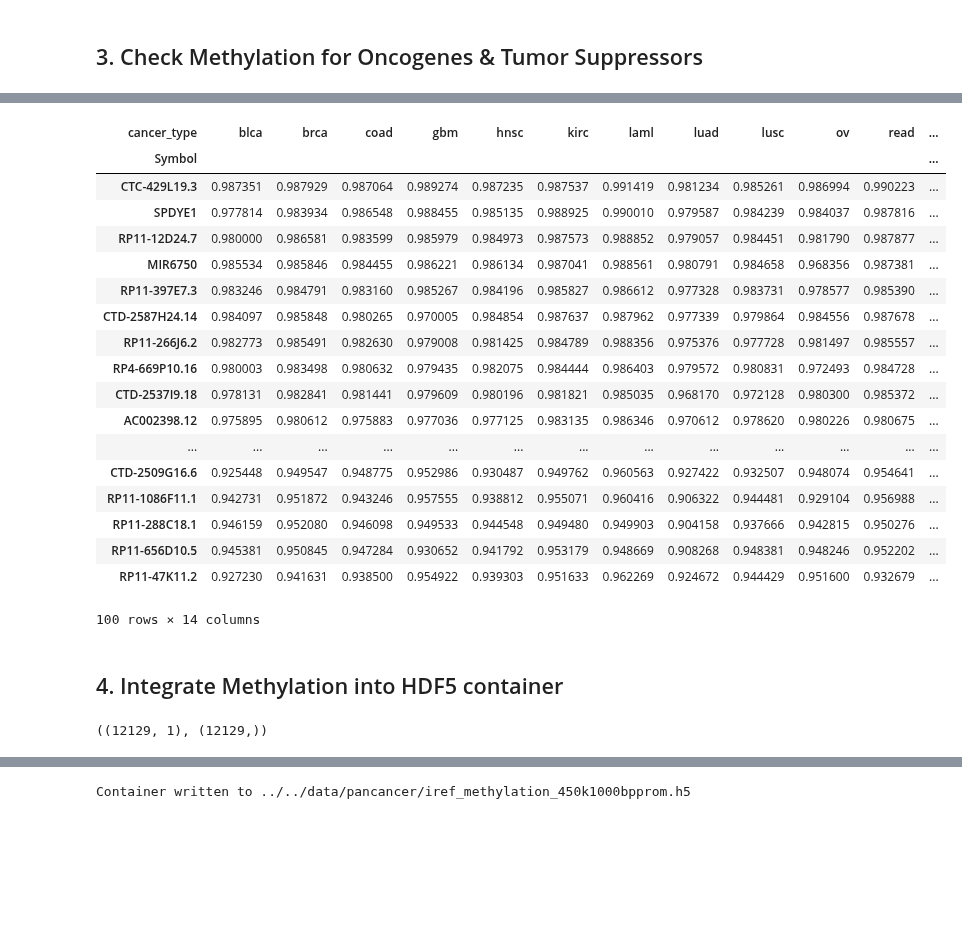
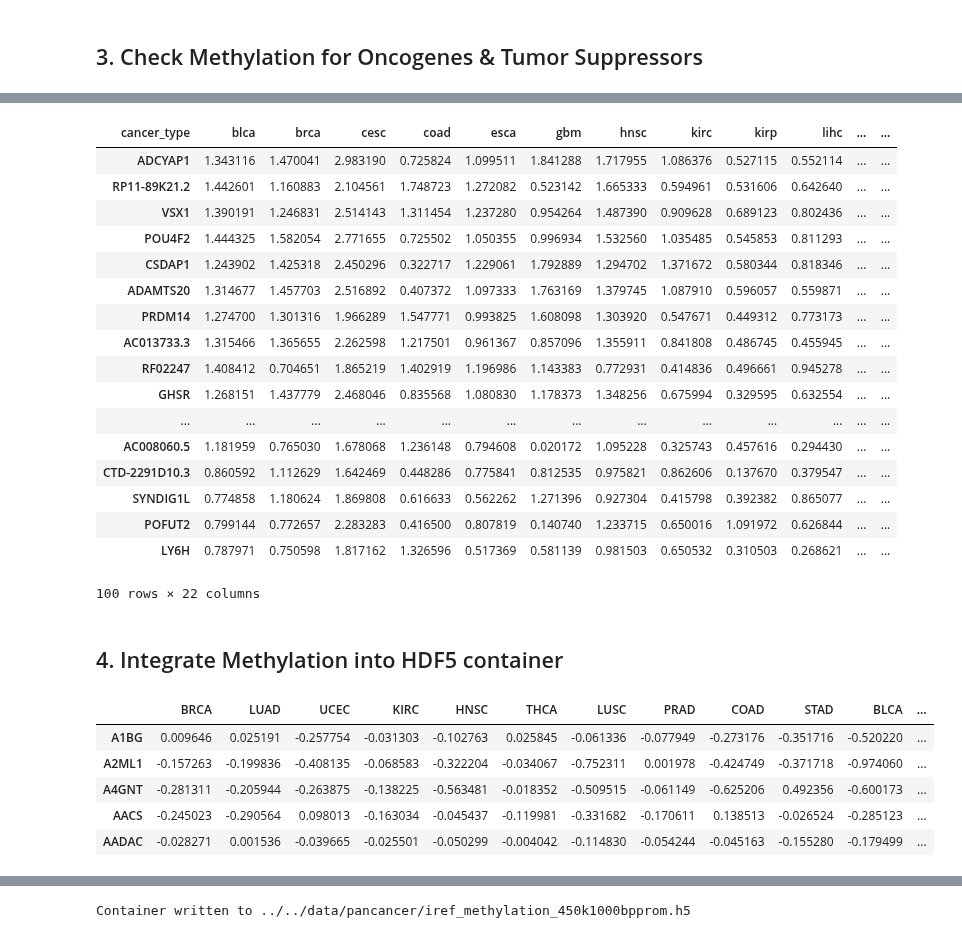
Before and after one commit to schulter/EMOGI, a Jupyter notebook: pancancer/methylation/build_methylation_container.ipynb, the cells around one changed output, grey strips where cells are left out. Drawn from its saved outputs; the diff is of its cells as text; code cells hidden in the pictures; blank space fills up the shorter version.

```diff
--- a/pancancer/methylation/build_methylation_container.ipynb
+++ b/pancancer/methylation/build_methylation_container.ipynb
@@ -17 +20,3 @@ from sklearn.decomposition import PCA
+# %%
+USE_BATCH_CORRECTED = True
 # %% [markdown]
@@ -52,0 +81,3 @@ meth_all_tumor_samples = meth_all_samples[tumor_sample_cols]
+# %%
+meth_all_samples = all_foldchanges[0].join(all_foldchanges[1:]).dropna(axis=0)
+meth_all_samples.head()
@@ -174,0 +114,8 @@ else:
+# %%
+# first, transpose and add column with cancer type
+meth_t = meth_all_samples.T
+meth_t['cancer_type'] = [i[1] for i in meth_t.index.str.split('|')]
+
+# compute mean across all cancer types
+meth_mean = meth_t.fillna(0).groupby('cancer_type').mean().T
+meth_mean.head()
@@ -263,27 +219,26 @@ The 'normed' kwarg was deprecated in Matplotlib 2.1 and will be removed in 3.1.
 # %%
-s = meth_prom_only_mean.brca.idxmax()
-meth_prom_only_mean['mean_meth'] = meth_prom_only_mean.drop('type', axis=1).mean(axis=1)
-meth_prom_only_mean.sort_values(by='mean_meth', ascending=False).head(100)
+s = meth_mean.brca.idxmax()
+meth_mean['mean_meth'] = meth_mean.drop('type', axis=1).mean(axis=1)
+meth_mean.sort_values(by='mean_meth', ascending=False).head(100)
 # %% [output]
-| cancer_type | blca | brca | coad | gbm | hnsc | kirc | laml | luad | lusc | ov | read | ... |
-| Symbol |  |  |  |  |  |  |  |  |  |  |  | ... |
-| CTC-429L19.3 | 0.987351 | 0.987929 | 0.987064 | 0.989274 | 0.987235 | 0.987537 | 0.991419 | 0.981234 | 0.985261 | 0.986994 | 0.990223 | ... |
-| SPDYE1 | 0.977814 | 0.983934 | 0.986548 | 0.988455 | 0.985135 | 0.988925 | 0.990010 | 0.979587 | 0.984239 | 0.984037 | 0.987816 | ... |
-| RP11-12D24.7 | 0.980000 | 0.986581 | 0.983599 | 0.985979 | 0.984973 | 0.987573 | 0.988852 | 0.979057 | 0.984451 | 0.981790 | 0.987877 | ... |
-| MIR6750 | 0.985534 | 0.985846 | 0.984455 | 0.986221 | 0.986134 | 0.987041 | 0.988561 | 0.980791 | 0.984658 | 0.968356 | 0.987381 | ... |
-| RP11-397E7.3 | 0.983246 | 0.984791 | 0.983160 | 0.985267 | 0.984196 | 0.985827 | 0.986612 | 0.977328 | 0.983731 | 0.978577 | 0.985390 | ... |
-| CTD-2587H24.14 | 0.984097 | 0.985848 | 0.980265 | 0.970005 | 0.984854 | 0.987637 | 0.987962 | 0.977339 | 0.979864 | 0.984556 | 0.987678 | ... |
-| RP11-266J6.2 | 0.982773 | 0.985491 | 0.982630 | 0.979008 | 0.981425 | 0.984789 | 0.988356 | 0.975376 | 0.977728 | 0.981497 | 0.985557 | ... |
-| RP4-669P10.16 | 0.980003 | 0.983498 | 0.980632 | 0.979435 | 0.982075 | 0.984444 | 0.986403 | 0.979572 | 0.980831 | 0.972493 | 0.984728 | ... |
-| CTD-2537I9.18 | 0.978131 | 0.982841 | 0.981441 | 0.979609 | 0.980196 | 0.981821 | 0.985035 | 0.968170 | 0.972128 | 0.980300 | 0.985372 | ... |
-| AC002398.12 | 0.975895 | 0.980612 | 0.975883 | 0.977036 | 0.977125 | 0.983135 | 0.986346 | 0.970612 | 0.978620 | 0.980226 | 0.980675 | ... |
+| cancer_type | blca | brca | cesc | coad | esca | gbm | hnsc | kirc | kirp | lihc | ... | ... |
+| ADCYAP1 | 1.343116 | 1.470041 | 2.983190 | 0.725824 | 1.099511 | 1.841288 | 1.717955 | 1.086376 | 0.527115 | 0.552114 | ... | ... |
+| RP11-89K21.2 | 1.442601 | 1.160883 | 2.104561 | 1.748723 | 1.272082 | 0.523142 | 1.665333 | 0.594961 | 0.531606 | 0.642640 | ... | ... |
+| VSX1 | 1.390191 | 1.246831 | 2.514143 | 1.311454 | 1.237280 | 0.954264 | 1.487390 | 0.909628 | 0.689123 | 0.802436 | ... | ... |
+| POU4F2 | 1.444325 | 1.582054 | 2.771655 | 0.725502 | 1.050355 | 0.996934 | 1.532560 | 1.035485 | 0.545853 | 0.811293 | ... | ... |
+| CSDAP1 | 1.243902 | 1.425318 | 2.450296 | 0.322717 | 1.229061 | 1.792889 | 1.294702 | 1.371672 | 0.580344 | 0.818346 | ... | ... |
+| ADAMTS20 | 1.314677 | 1.457703 | 2.516892 | 0.407372 | 1.097333 | 1.763169 | 1.379745 | 1.087910 | 0.596057 | 0.559871 | ... | ... |
+| PRDM14 | 1.274700 | 1.301316 | 1.966289 | 1.547771 | 0.993825 | 1.608098 | 1.303920 | 0.547671 | 0.449312 | 0.773173 | ... | ... |
+| AC013733.3 | 1.315466 | 1.365655 | 2.262598 | 1.217501 | 0.961367 | 0.857096 | 1.355911 | 0.841808 | 0.486745 | 0.455945 | ... | ... |
+| RF02247 | 1.408412 | 0.704651 | 1.865219 | 1.402919 | 1.196986 | 1.143383 | 0.772931 | 0.414836 | 0.496661 | 0.945278 | ... | ... |
+| GHSR | 1.268151 | 1.437779 | 2.468046 | 0.835568 | 1.080830 | 1.178373 | 1.348256 | 0.675994 | 0.329595 | 0.632554 | ... | ... |
 | ... | ... | ... | ... | ... | ... | ... | ... | ... | ... | ... | ... | ... |
-| CTD-2509G16.6 | 0.925448 | 0.949547 | 0.948775 | 0.952986 | 0.930487 | 0.949762 | 0.960563 | 0.927422 | 0.932507 | 0.948074 | 0.954641 | ... |
-| RP11-1086F11.1 | 0.942731 | 0.951872 | 0.943246 | 0.957555 | 0.938812 | 0.955071 | 0.960416 | 0.906322 | 0.944481 | 0.929104 | 0.956988 | ... |
-| RP11-288C18.1 | 0.946159 | 0.952080 | 0.946098 | 0.949533 | 0.944548 | 0.949480 | 0.949903 | 0.904158 | 0.937666 | 0.942815 | 0.950276 | ... |
-| RP11-656D10.5 | 0.945381 | 0.950845 | 0.947284 | 0.930652 | 0.941792 | 0.953179 | 0.948669 | 0.908268 | 0.948381 | 0.948246 | 0.952202 | ... |
-| RP11-47K11.2 | 0.927230 | 0.941631 | 0.938500 | 0.954922 | 0.939303 | 0.951633 | 0.962269 | 0.924672 | 0.944429 | 0.951600 | 0.932679 | ... |
+| AC008060.5 | 1.181959 | 0.765030 | 1.678068 | 1.236148 | 0.794608 | 0.020172 | 1.095228 | 0.325743 | 0.457616 | 0.294430 | ... | ... |
+| CTD-2291D10.3 | 0.860592 | 1.112629 | 1.642469 | 0.448286 | 0.775841 | 0.812535 | 0.975821 | 0.862606 | 0.137670 | 0.379547 | ... | ... |
+| SYNDIG1L | 0.774858 | 1.180624 | 1.869808 | 0.616633 | 0.562262 | 1.271396 | 0.927304 | 0.415798 | 0.392382 | 0.865077 | ... | ... |
+| POFUT2 | 0.799144 | 0.772657 | 2.283283 | 0.416500 | 0.807819 | 0.140740 | 1.233715 | 0.650016 | 1.091972 | 0.626844 | ... | ... |
+| LY6H | 0.787971 | 0.750598 | 1.817162 | 1.326596 | 0.517369 | 0.581139 | 0.981503 | 0.650532 | 0.310503 | 0.268621 | ... | ... |
-100 rows × 14 columns
+100 rows × 22 columns
 # %% [markdown]
 ## 4. Integrate Methylation into HDF5 container
 # %%
@@ -306,10 +261,18 @@ with h5py.File(data_file, 'r') as f:
         val_mask = f['mask_val'][:]
     else:
         val_mask = None
-# %%
-y_val.shape, val_mask.shape
-# %% [output]
-((12129, 1), (12129,))
+# %%
+relevant_ctypes = ['BRCA', 'LUAD', 'UCEC', 'KIRC', 'HNSC', 'THCA', 'LUSC', 'PRAD', 'COAD', 'STAD', 'BLCA', 'LIHC', 'CESC', 'KIRP', 'ESCA', 'READ']
+meth_mean.columns = [i.upper() for i in meth_mean.columns]
+meth_mean = meth_mean[relevant_ctypes]
+meth_mean.head()
+# %% [output]
+|  | BRCA | LUAD | UCEC | KIRC | HNSC | THCA | LUSC | PRAD | COAD | STAD | BLCA | ... |
+| A1BG | 0.009646 | 0.025191 | -0.257754 | -0.031303 | -0.102763 | 0.025845 | -0.061336 | -0.077949 | -0.273176 | -0.351716 | -0.520220 | ... |
+| A2ML1 | -0.157263 | -0.199836 | -0.408135 | -0.068583 | -0.322204 | -0.034067 | -0.752311 | 0.001978 | -0.424749 | -0.371718 | -0.974060 | ... |
+| A4GNT | -0.281311 | -0.205944 | -0.263875 | -0.138225 | -0.563481 | -0.018352 | -0.509515 | -0.061149 | -0.625206 | 0.492356 | -0.600173 | ... |
+| AACS | -0.245023 | -0.290564 | 0.098013 | -0.163034 | -0.045437 | -0.119981 | -0.331682 | -0.170611 | 0.138513 | -0.026524 | -0.285123 | ... |
+| AADAC | -0.028271 | 0.001536 | -0.039665 | -0.025501 | -0.050299 | -0.004042 | -0.114830 | -0.054244 | -0.045163 | -0.155280 | -0.179499 | ... |
 # %%
 # first, bring node names to DF
 nodes_df = pd.DataFrame(node_names, columns=['ensembl_id', 'name'])
```
Also changed, not shown: parts of 31 cells of this notebook.
